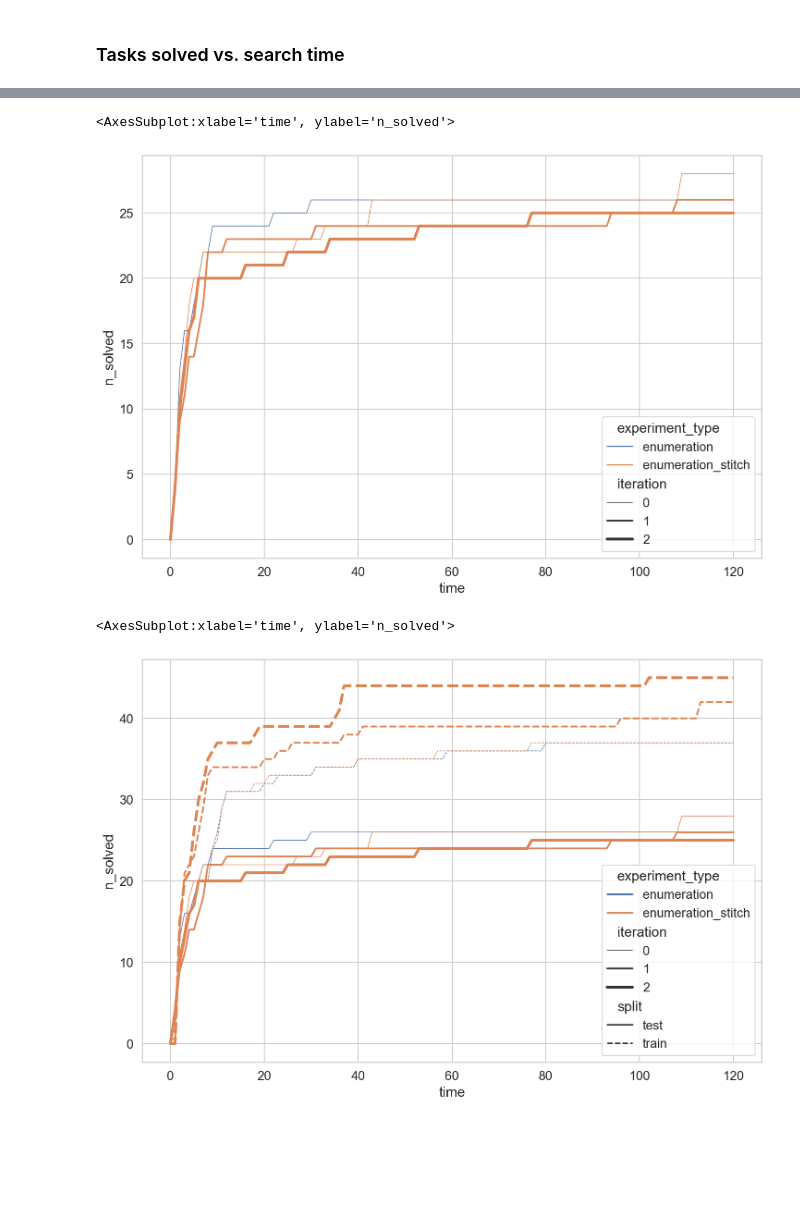
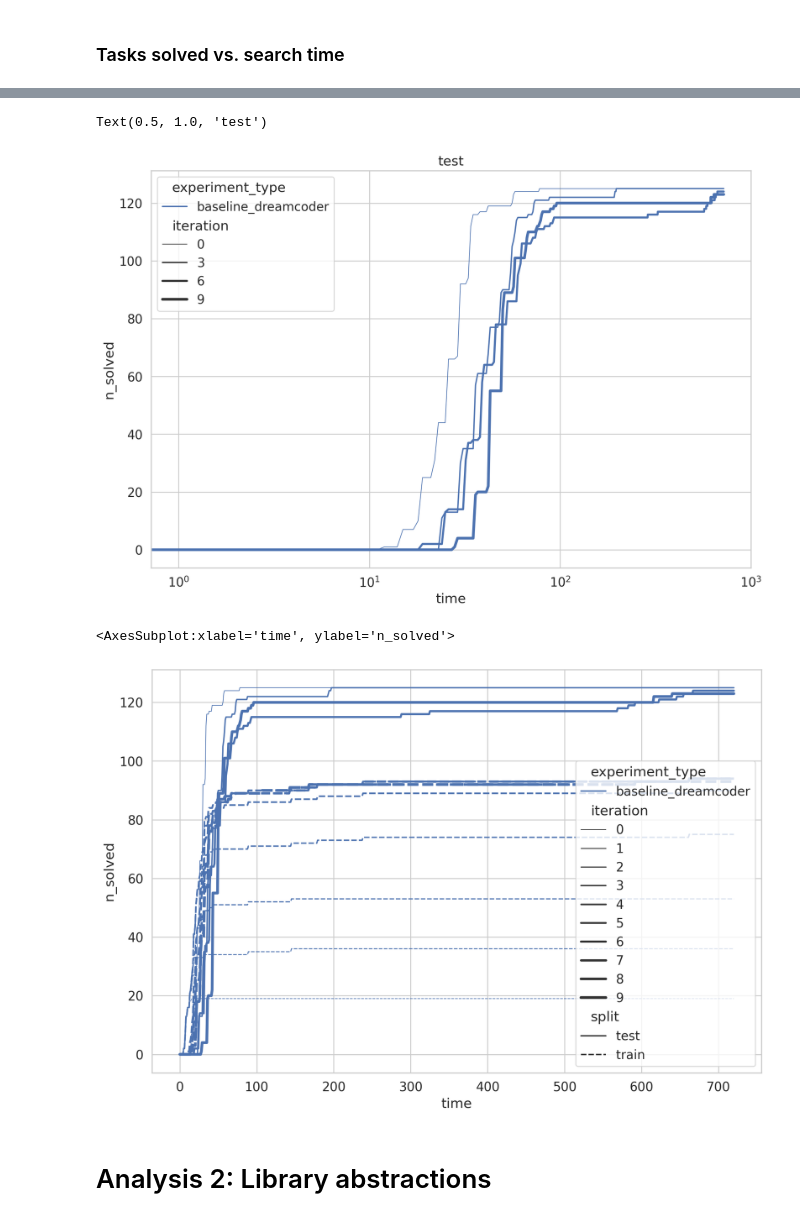
Before and after one commit to gabegrand/lilo, a Jupyter notebook: analysis/analyze_synthesis_experiment.ipynb, the cells around one changed output, grey strips where cells are left out. Saved outputs shown, nothing was run; the diff lists cells and outputs as text; code cells hidden in the pictures; blank space fills up the shorter version.

```diff
--- a/analysis/analyze_synthesis_experiment.ipynb
+++ b/analysis/analyze_synthesis_experiment.ipynb
@@ -23,11 +20,12 @@ sns.set_theme(style="whitegrid", font_scale=1.25, rc={'figure.figsize':(12, 8)})
 # %%
 %config InlineBackend.figure_format = 'retina'
 # %%
-EXPERIMENT_NAME = "benchmarks"
+EXPERIMENT_NAME = "runs_2"
+# EXPERIMENT_NAME = "benchmarks"
 # EXPERIMENT_NAME = "test_benchmarks_temp"
-# DOMAIN = "re2"
-DOMAIN = "clevr"
-COMPUTE_LIKELIHOODS = False
+DOMAIN = "re2"
+# DOMAIN = "clevr"
+COMPUTE_LIKELIHOODS = True
 
 FIGURES_DIR = os.path.join("figures", EXPERIMENT_NAME)
 FIGURES_DOMAIN_DIR = os.path.join("figures", EXPERIMENT_NAME, DOMAIN)
@@ -37,5 +35,6 @@ analyzer = SynthesisExperimentAnalyzer(
     experiment_name=EXPERIMENT_NAME,
     allow_incomplete_results=True,
     compute_likelihoods=COMPUTE_LIKELIHOODS,
+    batch_size = 96,
 )
 # %% [output]
@@ -128,23 +153,29 @@ Using enumeration_timeout: 120
 # %%
-sns.lineplot(
+g = sns.lineplot(
     data=df_search_time[df_search_time.split == "test"],
     x="time",
     y="n_solved",
     hue="experiment_type",
-    size="iteration"
+    size="iteration",
+    legend="full",
 )
+g.set(xscale='log')
+plt.title("test")
 # %% [output]
-<AxesSubplot:xlabel='time', ylabel='n_solved'>
+Text(0.5, 1.0, 'test')
-[figure, old version]
+[figure, new version]
 # %%
 sns.lineplot(
     data=df_search_time,
     x="time",
     y="n_solved",
     hue="experiment_type",
     style="split",
     size="iteration",
+    legend="full",
 )
 # %% [output]
 <AxesSubplot:xlabel='time', ylabel='n_solved'>
-[figure, old version]
+[figure, new version]
+# %% [markdown]
+# Analysis 2: Library abstractions
```
Also changed, not shown: parts of 17 cells of this notebook.
